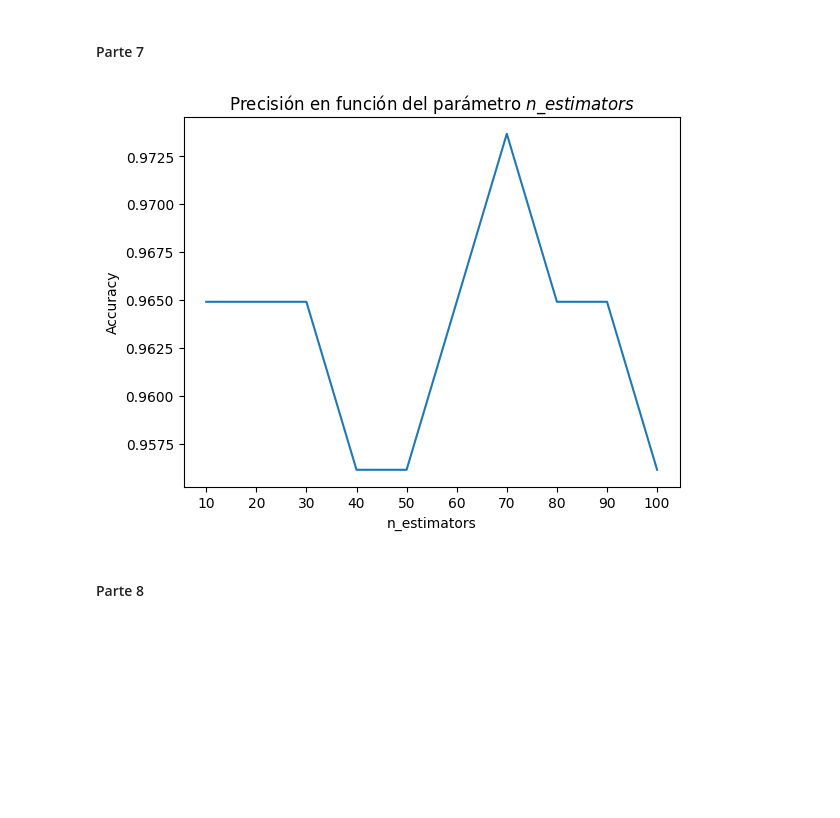
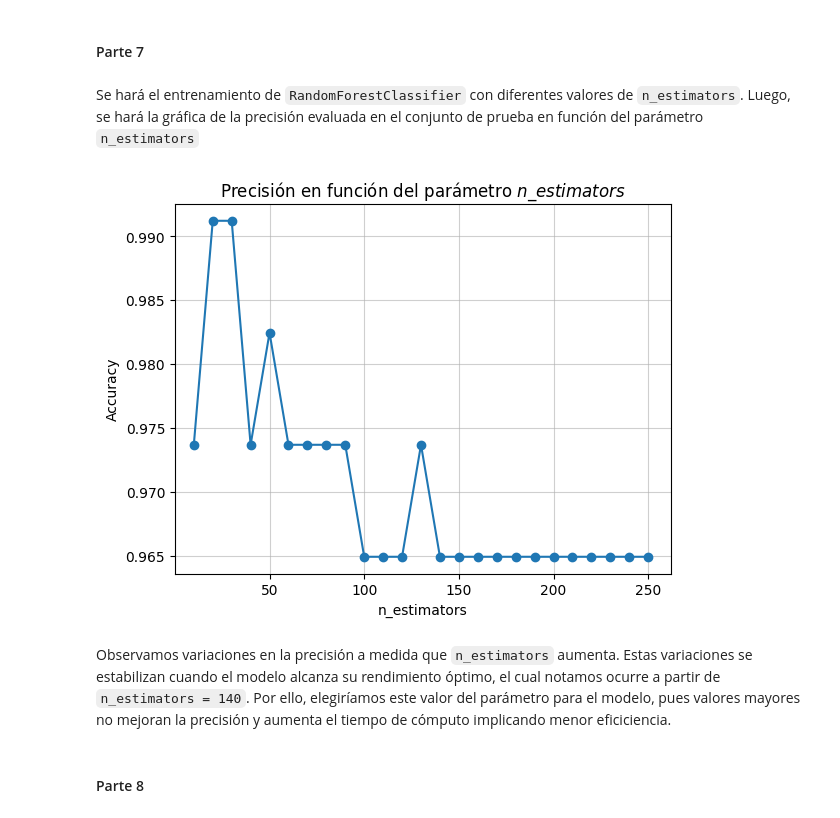
Before and after one commit to RodrigoRiveraRico/data_science_FCiencias, a Jupyter notebook: Clase_8/Clase_8.ipynb, the cells around one changed output. Drawn from its saved outputs; the diff is of its cells as text; code cells hidden in the pictures; blank space fills up the shorter version.

```diff
--- a/Clase_8/Clase_8.ipynb
+++ b/Clase_8/Clase_8.ipynb
@@ -401,32 +401,37 @@ plt.show()
     - `RandomForestClassifier` tiene un desempeño ligeramente inferior, con un mayor número de falsos negativos y positivos, lo que podría sugerir que está sobreajustando más que los otros dos modelos.
 # %% [markdown]
 #### Parte 7
+# %% [markdown]
+Se hará el entrenamiento de `RandomForestClassifier` con diferentes valores de `n_estimators`. Luego, se hará la gráfica de la precisión evaluada en el conjunto de prueba en función del parámetro `n_estimators`
 # %%
 X_train, X_test, y_train, y_test = train_test_split(X, y, test_size=0.2, stratify=y, random_state=seed)
 
 # Definimos los valores a probar del parámetro n_estimators
-estimators = [i for i in range(10, 101, 10)]
+estimators = [i for i in range(10, 251, 10)]
 accuracies = []
 
 for estimator in estimators:
-    rf_clf = RandomForestClassifier(n_estimators=estimator, max_depth=5, random_state=seed)
+    rf_clf = RandomForestClassifier(n_estimators=estimator, max_depth=None, random_state=seed)
 
     rf_clf.fit(X_train, y_train)
 
     y_pred = rf_clf.predict(X_test)
 
     accuracy = accuracy_score(y_test, y_pred)
 
     accuracies.append(accuracy)
 
-plt.plot(estimators, accuracies)
-plt.xticks(estimators)
+plt.plot(estimators, accuracies, marker='o')
 plt.xlabel("n_estimators")
 plt.ylabel("Accuracy")
 plt.title("Precisión en función del parámetro $n\\_estimators$")
+plt.xlim(left=0.01)
+plt.grid(True, alpha=0.6)
 plt.show()
 # %% [output]
-[figure, old version]
+[figure, new version]
+# %% [markdown]
+Observamos variaciones en la precisión a medida que `n_estimators` aumenta. Estas variaciones se estabilizan cuando el modelo alcanza su rendimiento óptimo, el cual notamos ocurre a partir de `n_estimators = 140`. Por ello, elegiríamos este valor del parámetro para el modelo, pues valores mayores no mejoran la precisión y aumenta el tiempo de cómputo implicando menor eficiciencia.
 # %% [markdown]
 #### Parte 8
 # %%
```
